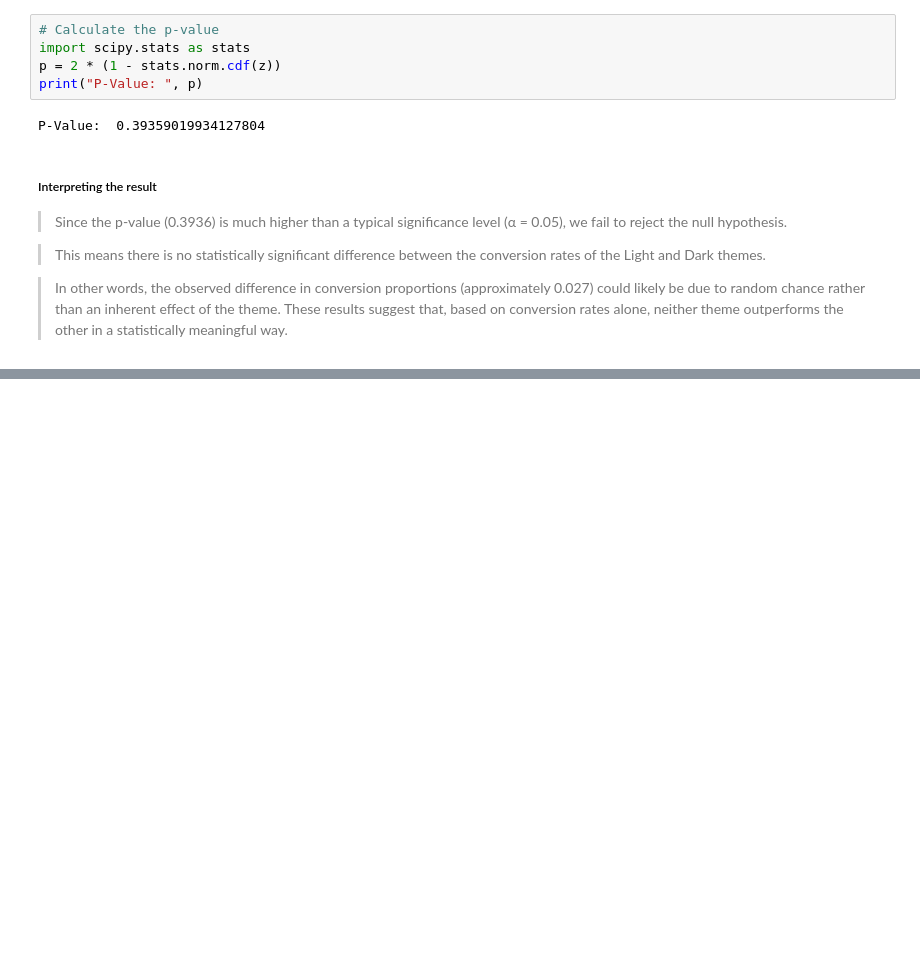
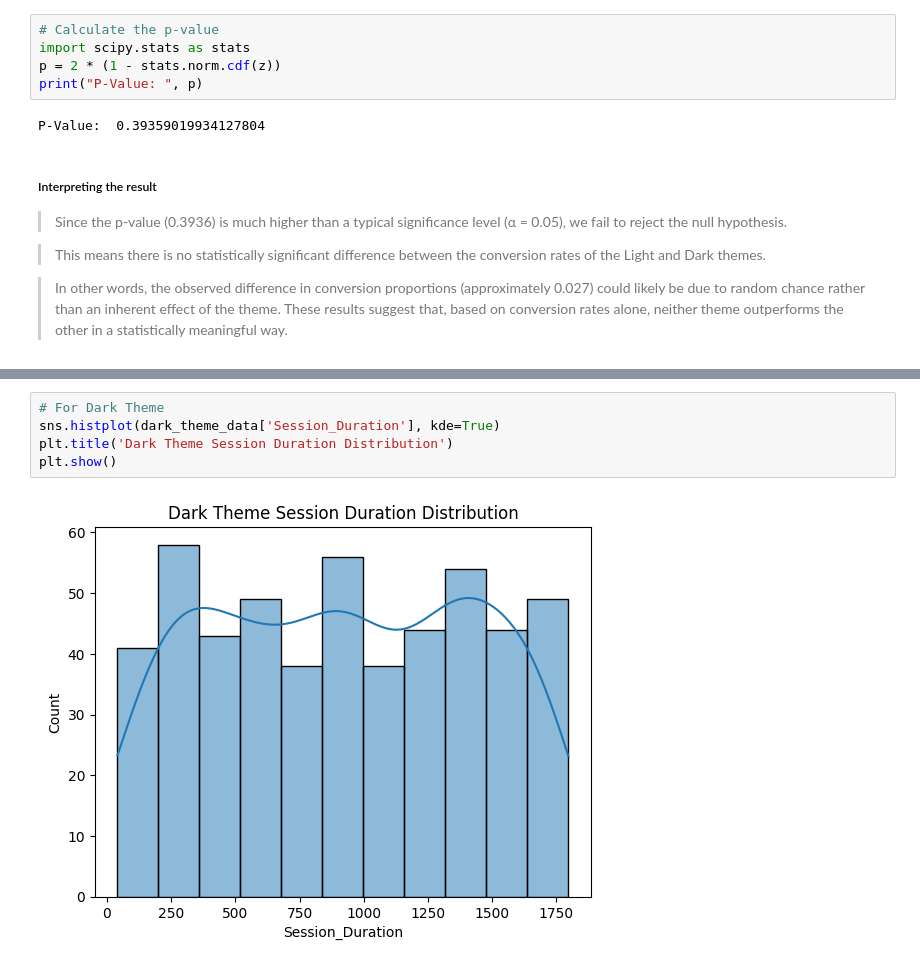
Before and after one commit to Darknight47/Data-Science-Projects-03, a Jupyter notebook: AorB_Test_Light_Dark_Theme.ipynb, the cells around one changed output, grey strips where cells are left out. Saved outputs shown, nothing was run; the diff lists cells and outputs as text; blank space fills up the shorter version.

```diff
--- a/AorB_Test_Light_Dark_Theme.ipynb
+++ b/AorB_Test_Light_Dark_Theme.ipynb
@@ -478,0 +497,7 @@ These results suggest that, based on conversion rates alone, neither theme outpe
+# %%
+# For Dark Theme
+sns.histplot(dark_theme_data['Session_Duration'], kde=True)
+plt.title('Dark Theme Session Duration Distribution')
+plt.show()
+# %% [output]
+[figure, added]
```
Also changed, not shown: parts of 10 cells of this notebook.
